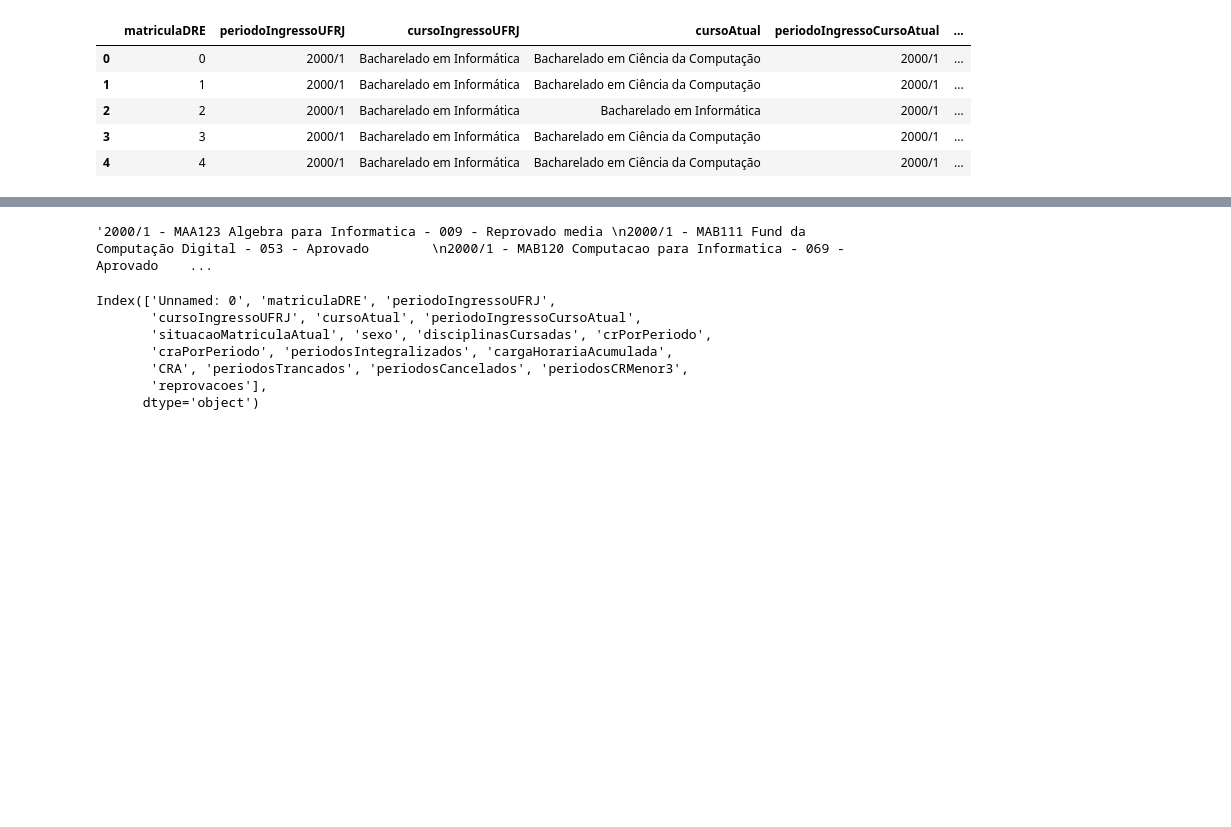
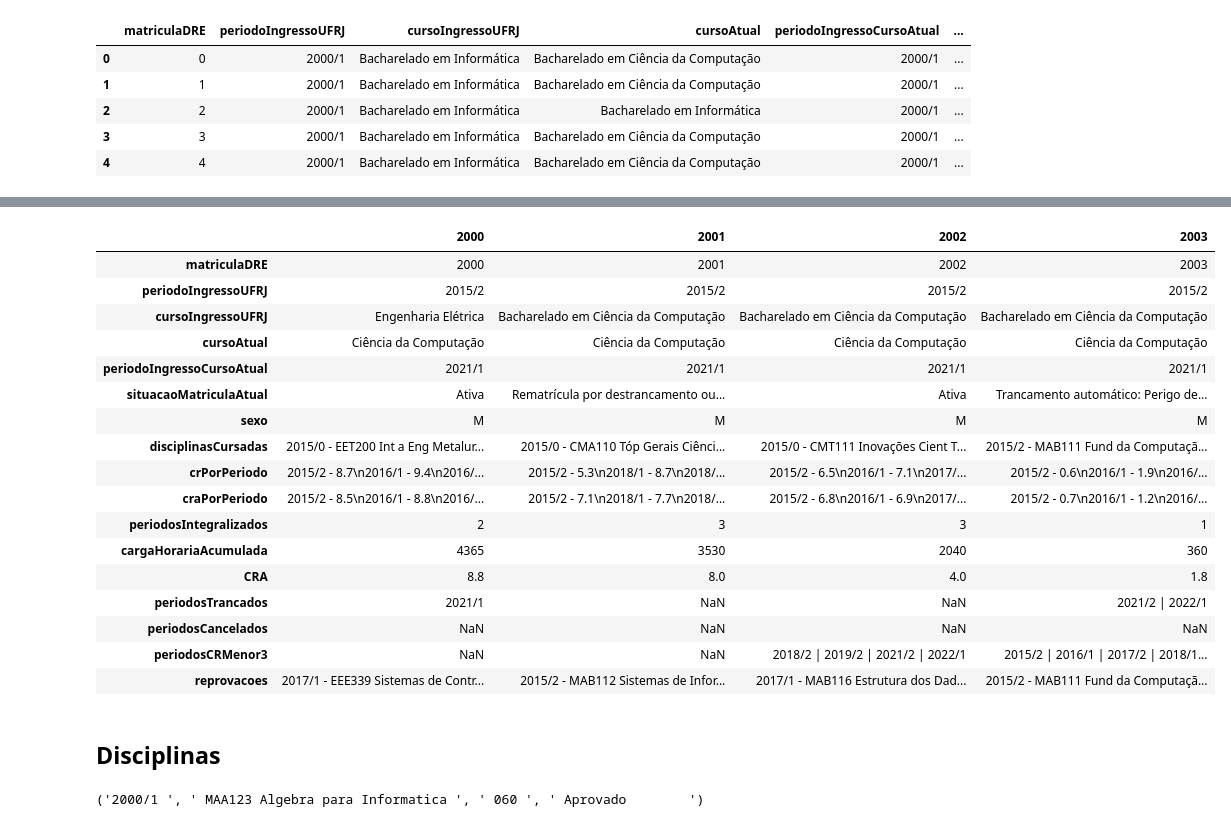
Before and after one commit to MarcosEduard0/Streamlit-TCC, a Jupyter notebook: marcos.ipynb, the cells around one changed output, grey strips where cells are left out. Cells and saved outputs as stored; diff of their text form; code cells hidden in the pictures; blank space fills up the shorter version.

```diff
--- a/marcos.ipynb
+++ b/marcos.ipynb
@@ -14,0 +56,21 @@ df.head(5)
+# %%
+df.iloc[2000:2004].T
+# %% [output]
+|  | 2000 | 2001 | 2002 | 2003 |
+| matriculaDRE | 2000 | 2001 | 2002 | 2003 |
+| periodoIngressoUFRJ | 2015/2 | 2015/2 | 2015/2 | 2015/2 |
+| cursoIngressoUFRJ | Engenharia Elétrica | Bacharelado em Ciência da Computação | Bacharelado em Ciência da Computação | Bacharelado em Ciência da Computação |
+| cursoAtual | Ciência da Computação | Ciência da Computação | Ciência da Computação | Ciência da Computação |
+| periodoIngressoCursoAtual | 2021/1 | 2021/1 | 2021/1 | 2021/1 |
+| situacaoMatriculaAtual | Ativa | Rematrícula por destrancamento ou... | Ativa | Trancamento automático: Perigo de... |
+| sexo | M | M | M | M |
+| disciplinasCursadas | 2015/0 - EET200 Int a Eng Metalur... | 2015/0 - CMA110 Tóp Gerais Ciênci... | 2015/0 - CMT111 Inovações Cient T... | 2015/2 - MAB111 Fund da Computaçã... |
+| crPorPeriodo | 2015/2 - 8.7\n2016/1 - 9.4\n2016/... | 2015/2 - 5.3\n2018/1 - 8.7\n2018/... | 2015/2 - 6.5\n2016/1 - 7.1\n2017/... | 2015/2 - 0.6\n2016/1 - 1.9\n2016/... |
+| craPorPeriodo | 2015/2 - 8.5\n2016/1 - 8.8\n2016/... | 2015/2 - 7.1\n2018/1 - 7.7\n2018/... | 2015/2 - 6.8\n2016/1 - 6.9\n2017/... | 2015/2 - 0.7\n2016/1 - 1.2\n2016/... |
+| periodosIntegralizados | 2 | 3 | 3 | 1 |
+| cargaHorariaAcumulada | 4365 | 3530 | 2040 | 360 |
+| CRA | 8.8 | 8.0 | 4.0 | 1.8 |
+| periodosTrancados | 2021/1 | NaN | NaN | 2021/2 | 2022/1 |
+| periodosCancelados | NaN | NaN | NaN | NaN |
+| periodosCRMenor3 | NaN | NaN | 2018/2 | 2019/2 | 2021/2 | 2022/1 | 2015/2 | 2016/1 | 2017/2 | 2018/1... |
+| reprovacoes | 2017/1 - EEE339 Sistemas de Contr... | 2015/2 - MAB112 Sistemas de Infor... | 2017/1 - MAB116 Estrutura dos Dad... | 2015/2 - MAB111 Fund da Computaçã... |
@@ -14,0 +81,2 @@ df.head(5)
+# %% [markdown]
+## Disciplinas
@@ -15,14 +85,4 @@ df.head(5)
 # %%
-df.iloc[2]['disciplinasCursadas']
+df['disciplinasCursadas'][0][0]
 # %% [output]
-'2000/1 - MAA123 Algebra para Informatica - 009 - Reprovado media \n2000/1 - MAB111 Fund da Computação Digital - 053 - Aprovado        \n2000/1 - MAB120 Computacao para Informatica - 069 - Aprovado    ...
+('2000/1 ', ' MAA123 Algebra para Informatica ', ' 060 ', ' Aprovado        ')
-# %%
-df.apply()
-# %% [output]
-Index(['Unnamed: 0', 'matriculaDRE', 'periodoIngressoUFRJ',
-       'cursoIngressoUFRJ', 'cursoAtual', 'periodoIngressoCursoAtual',
-       'situacaoMatriculaAtual', 'sexo', 'disciplinasCursadas', 'crPorPeriodo',
-       'craPorPeriodo', 'periodosIntegralizados', 'cargaHorariaAcumulada',
-       'CRA', 'periodosTrancados', 'periodosCancelados', 'periodosCRMenor3',
-       'reprovacoes'],
-      dtype='object')
```
Also changed, not shown: parts of 21 cells of this notebook, 2 other files.
